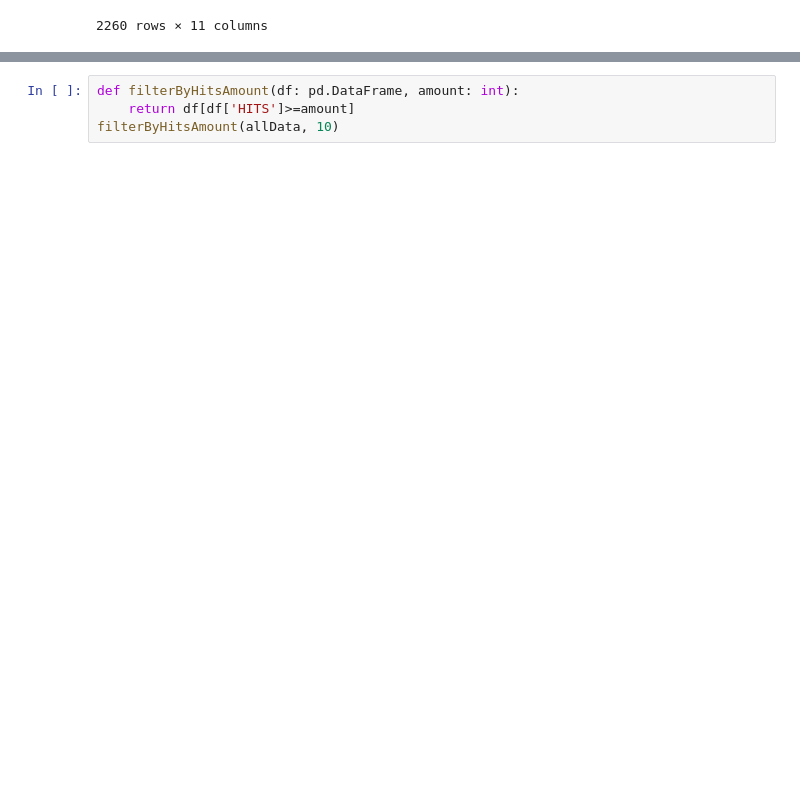
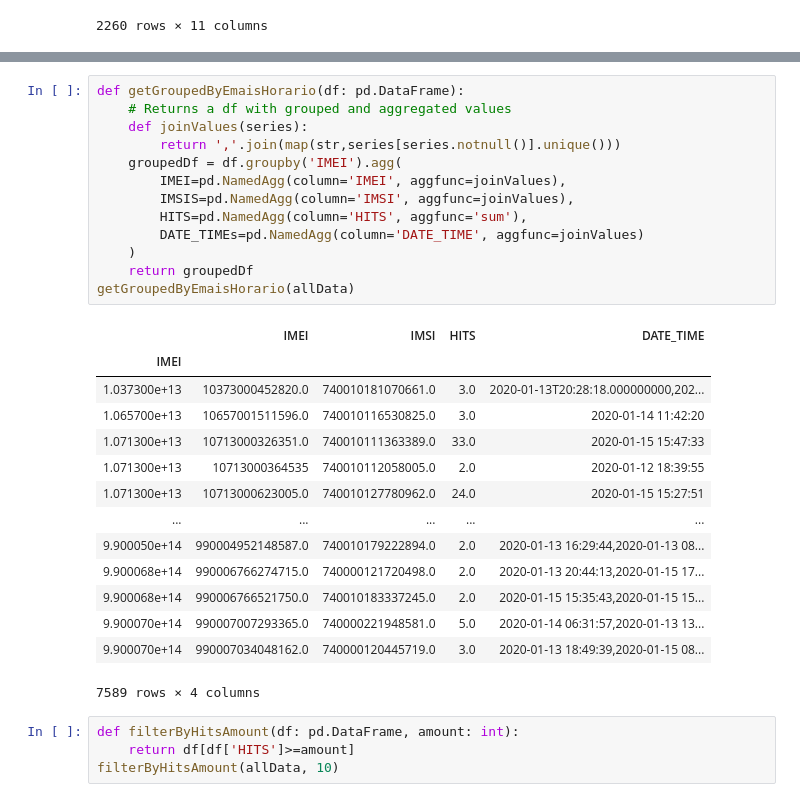
Before and after one commit to Dumaru/ExcelReports, a Jupyter notebook: Telefonia.ipynb, the cells around one changed output, grey strips where cells are left out. Cells and saved outputs as stored; diff of their text form; blank space fills up the shorter version.

```diff
--- a/Telefonia.ipynb
+++ b/Telefonia.ipynb
@@ -815,3 +830,31 @@ getGroupedByEmais(df1).head(100)
+# %%
+def getGroupedByEmaisHorario(df: pd.DataFrame):
+    # Returns a df with grouped and aggregated values
+    def joinValues(series):
+        return ','.join(map(str,series[series.notnull()].unique()))
+    groupedDf = df.groupby('IMEI').agg(
+        IMEI=pd.NamedAgg(column='IMEI', aggfunc=joinValues),
+        IMSIS=pd.NamedAgg(column='IMSI', aggfunc=joinValues),
+        HITS=pd.NamedAgg(column='HITS', aggfunc='sum'),
+        DATE_TIMEs=pd.NamedAgg(column='DATE_TIME', aggfunc=joinValues)
+    )
+    return groupedDf
+getGroupedByEmaisHorario(allData)
+# %% [output]
+|  | IMEI | IMSI | HITS | DATE_TIME |
+| IMEI |  |  |  |  |
+| 1.037300e+13 | 10373000452820.0 | 740010181070661.0 | 3.0 | 2020-01-13T20:28:18.000000000,202... |
+| 1.065700e+13 | 10657001511596.0 | 740010116530825.0 | 3.0 | 2020-01-14 11:42:20 |
+| 1.071300e+13 | 10713000326351.0 | 740010111363389.0 | 33.0 | 2020-01-15 15:47:33 |
+| 1.071300e+13 | 10713000364535 | 740010112058005.0 | 2.0 | 2020-01-12 18:39:55 |
+| 1.071300e+13 | 10713000623005.0 | 740010127780962.0 | 24.0 | 2020-01-15 15:27:51 |
+| ... | ... | ... | ... | ... |
+| 9.900050e+14 | 990004952148587.0 | 740010179222894.0 | 2.0 | 2020-01-13 16:29:44,2020-01-13 08... |
+| 9.900068e+14 | 990006766274715.0 | 740000121720498.0 | 2.0 | 2020-01-13 20:44:13,2020-01-15 17... |
+| 9.900068e+14 | 990006766521750.0 | 740010183337245.0 | 2.0 | 2020-01-15 15:35:43,2020-01-15 15... |
+| 9.900070e+14 | 990007007293365.0 | 740000221948581.0 | 5.0 | 2020-01-14 06:31:57,2020-01-13 13... |
+| 9.900070e+14 | 990007034048162.0 | 740000120445719.0 | 3.0 | 2020-01-13 18:49:39,2020-01-15 08... |
+7589 rows × 4 columns
 # %%
 def filterByHitsAmount(df: pd.DataFrame, amount: int):
     return df[df['HITS']>=amount]
```
Also changed, not shown: parts of 6 cells of this notebook, 5 other files.
